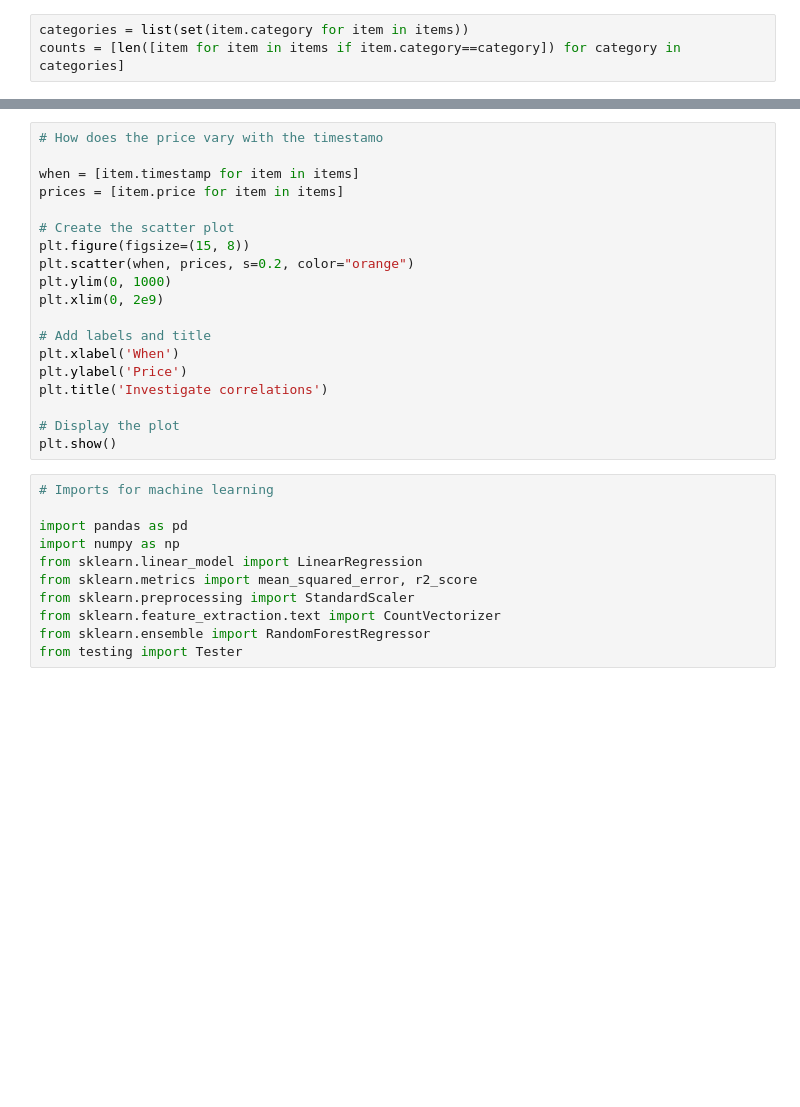
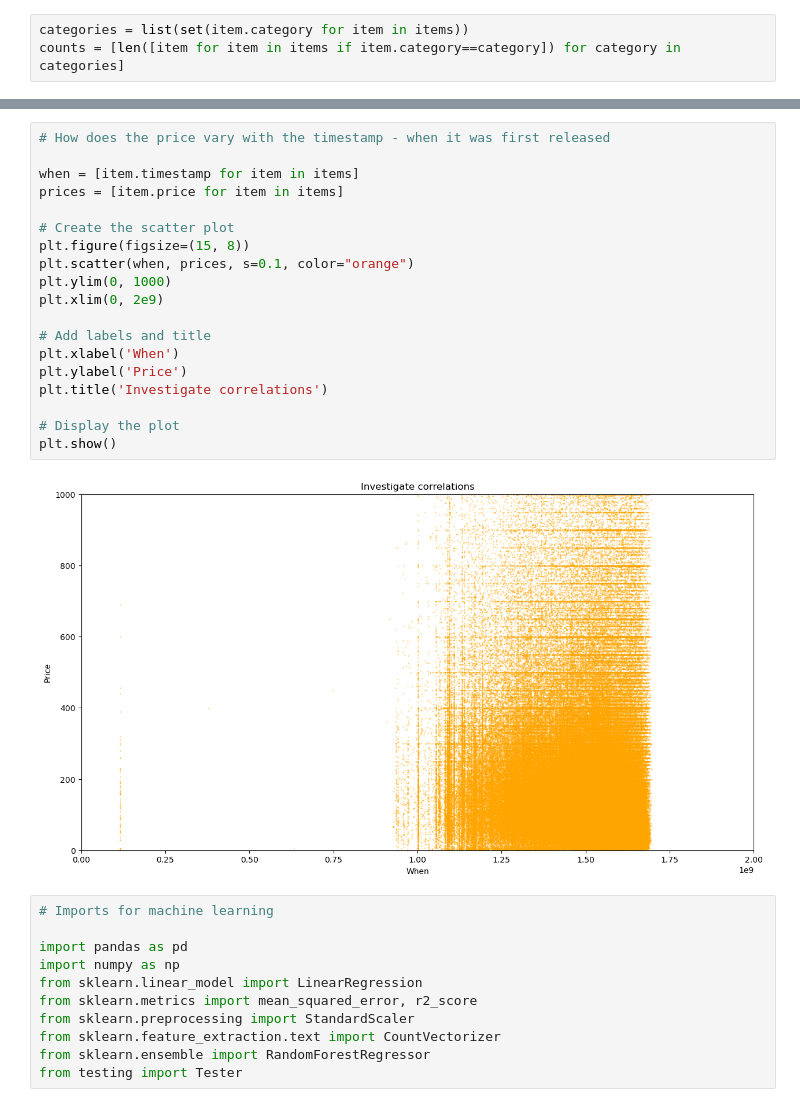
Before and after one commit to ed-donner/tech2ai, a Jupyter notebook: segment2/lab2.ipynb, the cells around one changed output, grey strips where cells are left out. Drawn from its saved outputs; the diff is of its cells as text; blank space fills up the shorter version.

```diff
--- a/segment2/lab2.ipynb
+++ b/segment2/lab2.ipynb
@@ -115,22 +145,24 @@ plt.show()
 # %%
-# How does the price vary with the timestamo
+# How does the price vary with the timestamp - when it was first released
 
 when = [item.timestamp for item in items]
 prices = [item.price for item in items]
 
 # Create the scatter plot
 plt.figure(figsize=(15, 8))
-plt.scatter(when, prices, s=0.2, color="orange")
+plt.scatter(when, prices, s=0.1, color="orange")
 plt.ylim(0, 1000)
 plt.xlim(0, 2e9)
 
 # Add labels and title
 plt.xlabel('When')
 plt.ylabel('Price')
 plt.title('Investigate correlations')
 
 # Display the plot
 plt.show()
+# %% [output]
+[figure, added]
 # %%
 # Imports for machine learning
 
```
Also changed, not shown: parts of 30 cells of this notebook, 23 other files.
